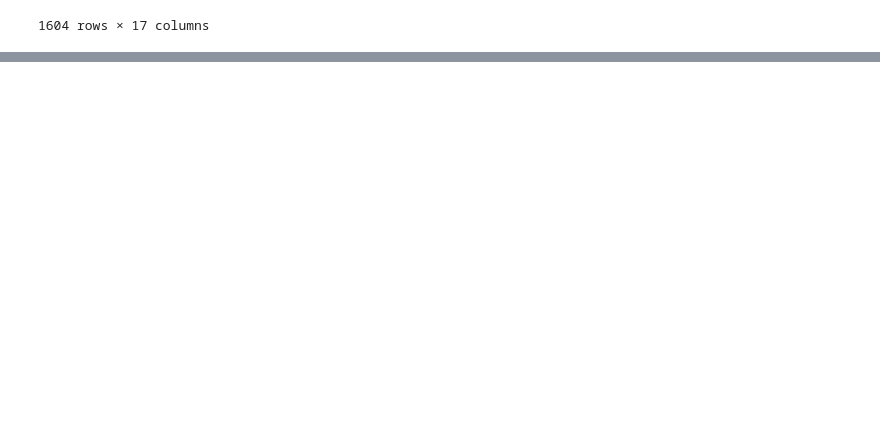
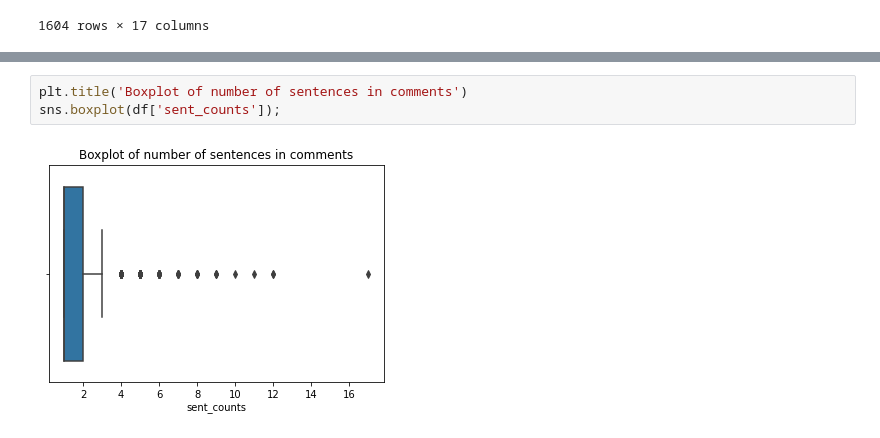
Before and after one commit to MariuszAndziak/Headphone_reviews, a Jupyter notebook: 01_EDA.ipynb, the cells around one changed output, grey strips where cells are left out. Drawn from its saved outputs; the diff is of its cells as text; blank space fills up the shorter version.

```diff
--- a/01_EDA.ipynb
+++ b/01_EDA.ipynb
@@ -271,0 +280,5 @@ df
+# %%
+plt.title('Boxplot of number of sentences in comments')
+sns.boxplot(df['sent_counts']);
+# %% [output]
+[figure, added]
```
Also changed, not shown: parts of 13 cells of this notebook.
